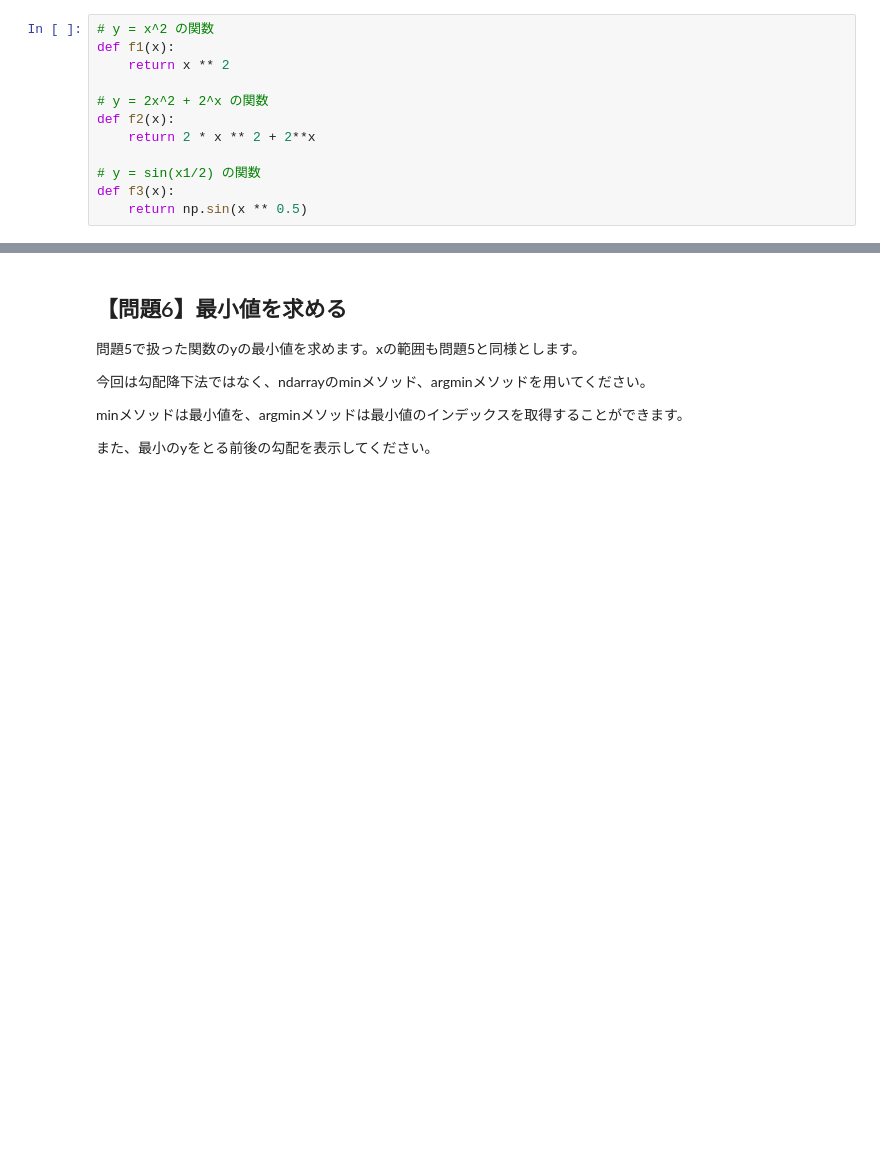
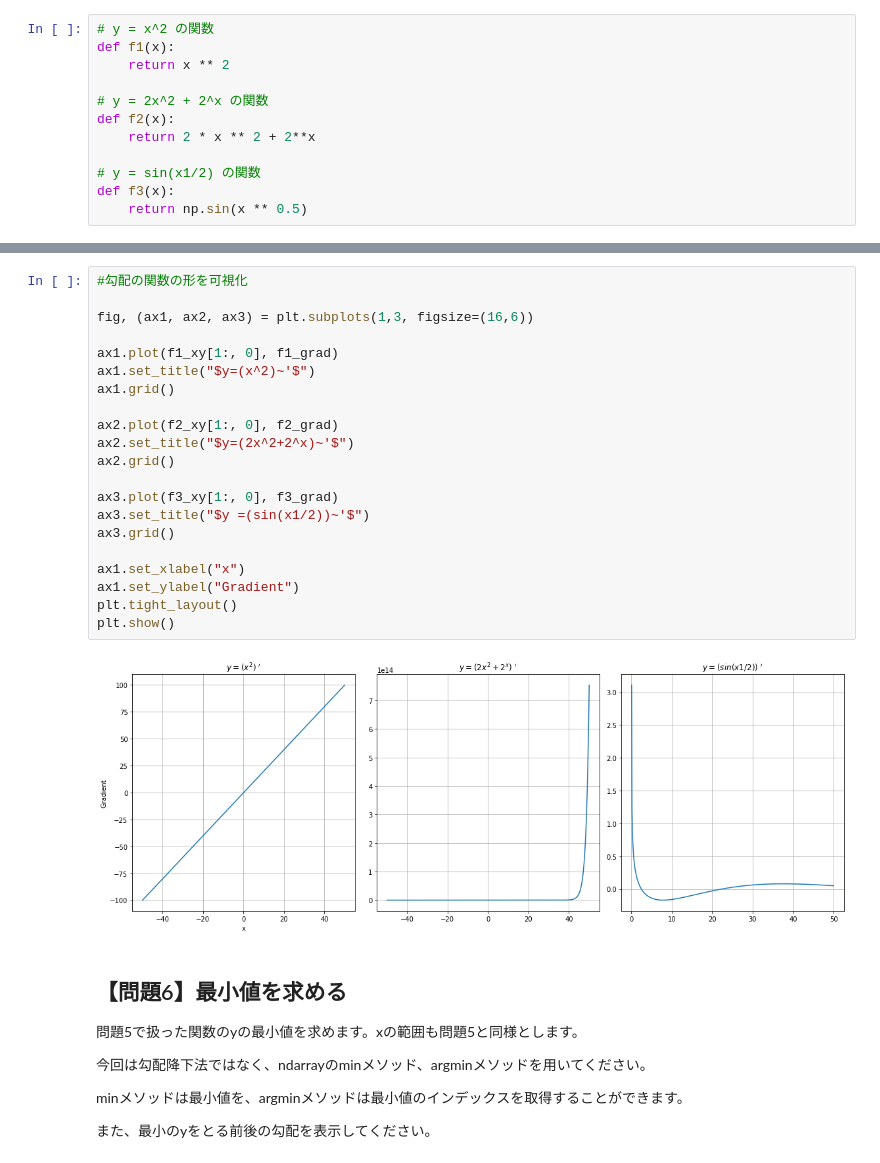
Before and after one commit to nakazono1011/diveintocode-ml, a Jupyter notebook: Class-Work_Week2-1_Gradient-Problem.ipynb, the cells around one changed output, grey strips where cells are left out. Drawn from its saved outputs; the diff is of its cells as text; blank space fills up the shorter version.

```diff
--- a/Class-Work_Week2-1_Gradient-Problem.ipynb
+++ b/Class-Work_Week2-1_Gradient-Problem.ipynb
@@ -136,3 +147,26 @@ plt.show()
+# %%
+#勾配の関数の形を可視化
+
+fig, (ax1, ax2, ax3) = plt.subplots(1,3, figsize=(16,6))
+
+ax1.plot(f1_xy[1:, 0], f1_grad)
+ax1.set_title("$y=(x^2)~'$")
+ax1.grid()
+
+ax2.plot(f2_xy[1:, 0], f2_grad)
+ax2.set_title("$y=(2x^2+2^x)~'$")
+ax2.grid()
+
+ax3.plot(f3_xy[1:, 0], f3_grad)
+ax3.set_title("$y =(sin(x1/2))~'$")
+ax3.grid()
+
+ax1.set_xlabel("x")
+ax1.set_ylabel("Gradient")
+plt.tight_layout()
+plt.show()
+# %% [output]
+[figure, added]
 # %% [markdown]
 ## 【問題6】最小値を求める
 問題5で扱った関数のyの最小値を求めます。xの範囲も問題5と同様とします。
```
Also changed, not shown: parts of 2 cells of this notebook.
